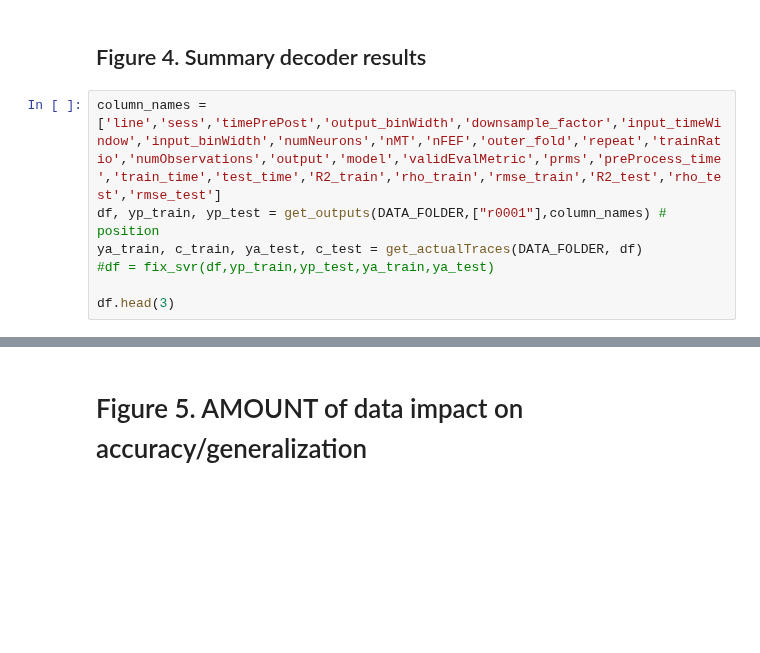
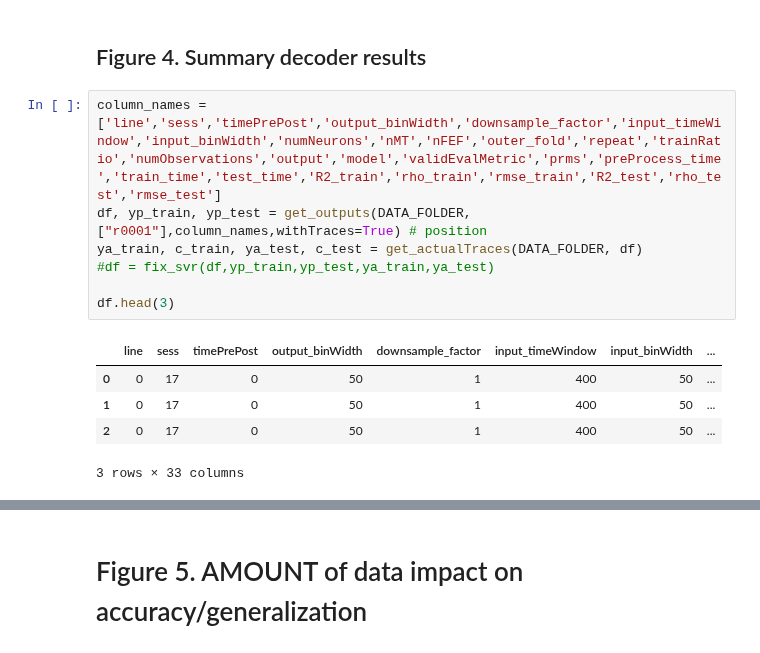
Before and after one commit to mayolabvision/NeuralDecoding, a Jupyter notebook: analyses/Manuscript_FinalPlots2.ipynb, the cells around one changed output, grey strips where cells are left out. Drawn from its saved outputs; the diff is of its cells as text; blank space fills up the shorter version.

```diff
--- a/analyses/Manuscript_FinalPlots2.ipynb
+++ b/analyses/Manuscript_FinalPlots2.ipynb
@@ -861,11 +836,17 @@ plt.subplots_adjust(wspace=0.153, hspace=0.25)
 ## Figure 4. Summary decoder results
 # %%
 column_names = ['line','sess','timePrePost','output_binWidth','downsample_factor','input_timeWindow','input_binWidth','numNeurons','nMT','nFEF','outer_fold','repeat','trainRatio','numObservations','output','model','validEvalMetric','prms','preProcess_time','train_time','test_time','R2_train','rho_train','rmse_train','R2_test','rho_test','rmse_test']
-df, yp_train, yp_test = get_outputs(DATA_FOLDER,["r0001"],column_names) # position
+df, yp_train, yp_test = get_outputs(DATA_FOLDER,["r0001"],column_names,withTraces=True) # position
 ya_train, c_train, ya_test, c_test = get_actualTraces(DATA_FOLDER, df)
 #df = fix_svr(df,yp_train,yp_test,ya_train,ya_test)
 
 df.head(3)
+# %% [output]
+|  | line | sess | timePrePost | output_binWidth | downsample_factor | input_timeWindow | input_binWidth | ... |
+| 0 | 0 | 17 | 0 | 50 | 1 | 400 | 50 | ... |
+| 1 | 0 | 17 | 0 | 50 | 1 | 400 | 50 | ... |
+| 2 | 0 | 17 | 0 | 50 | 1 | 400 | 50 | ... |
+3 rows × 33 columns
 # %%
 fig, axes = plt.subplots(2,3,figsize=(10,5), sharex=True, sharey='row',gridspec_kw={'height_ratios': [2, 1]}) #6,5.5
 plt.rcParams.update({'font.size': 10.5})
```
Also changed, not shown: parts of 10 cells of this notebook, 3 other files.
